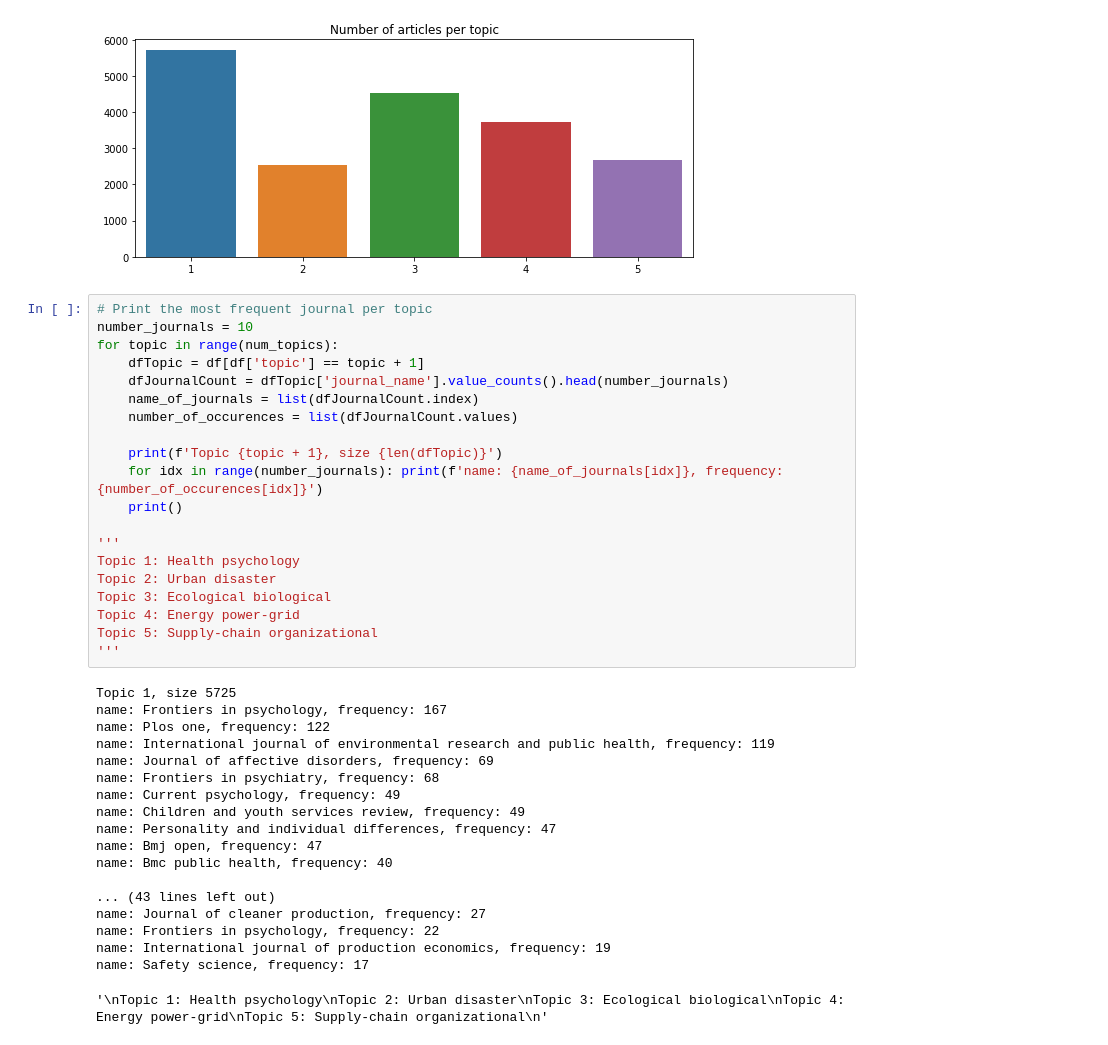
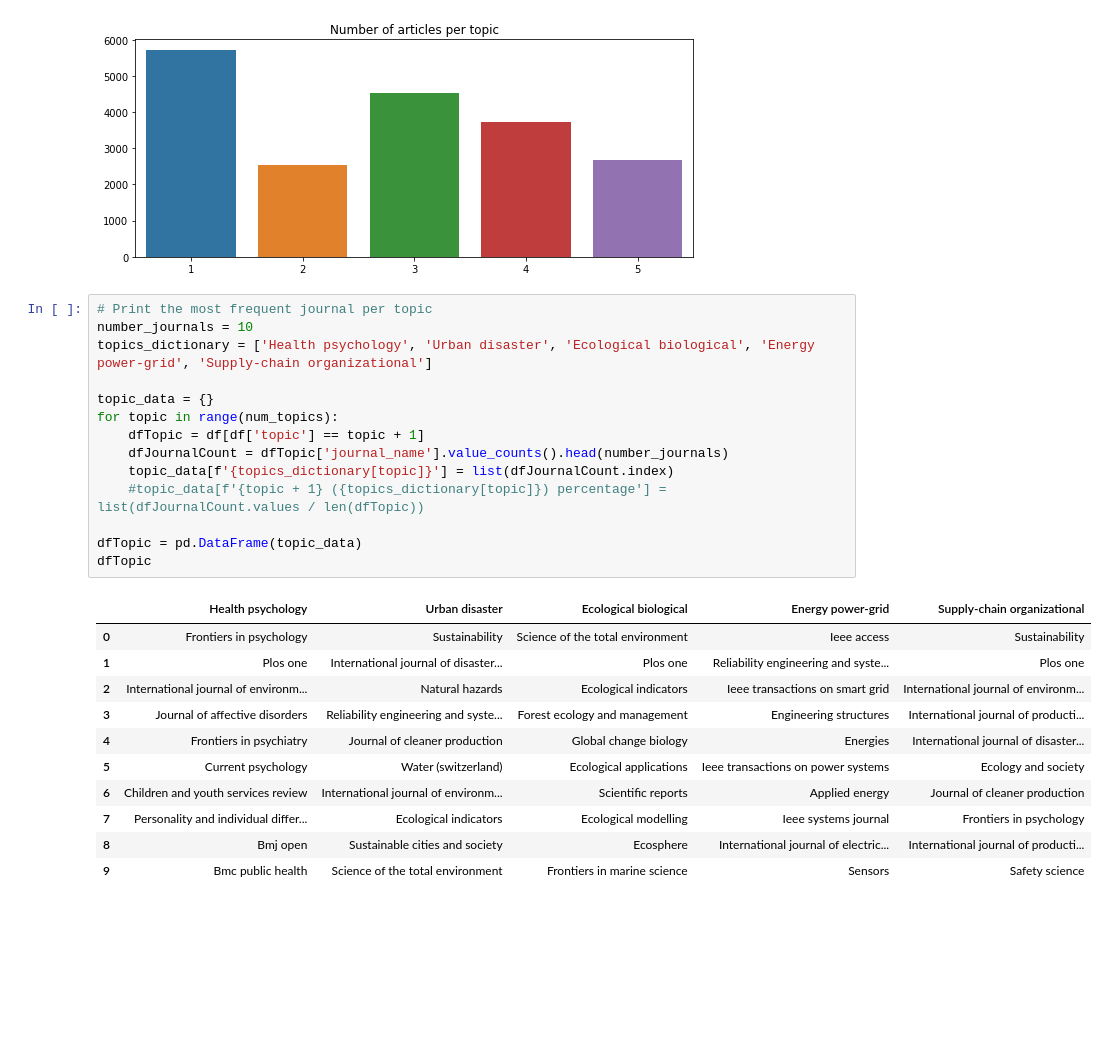
Before and after one commit to vitorhirata/resilience-metrics-review, a Jupyter notebook: modelling_topic_modelling.ipynb, the cells around one changed output. Saved outputs shown, nothing was run; the diff lists cells and outputs as text; blank space fills up the shorter version.

```diff
--- a/modelling_topic_modelling.ipynb
+++ b/modelling_topic_modelling.ipynb
@@ -154,39 +154,26 @@ plt.show()
 # %%
 # Print the most frequent journal per topic
 number_journals = 10
+topics_dictionary = ['Health psychology', 'Urban disaster', 'Ecological biological', 'Energy power-grid', 'Supply-chain organizational']
+
+topic_data = {}
 for topic in range(num_topics):
     dfTopic = df[df['topic'] == topic + 1]
     dfJournalCount = dfTopic['journal_name'].value_counts().head(number_journals)
-    name_of_journals = list(dfJournalCount.index)
-    number_of_occurences = list(dfJournalCount.values)
+    topic_data[f'{topics_dictionary[topic]}'] = list(dfJournalCount.index)
+    #topic_data[f'{topic + 1} ({topics_dictionary[topic]}) percentage'] = list(dfJournalCount.values / len(dfTopic))
 
-    print(f'Topic {topic + 1}, size {len(dfTopic)}')
-    for idx in range(number_journals): print(f'name: {name_of_journals[idx]}, frequency: {number_of_occurences[idx]}')
-    print()
-
-'''
-Topic 1: Health psychology
-Topic 2: Urban disaster
-Topic 3: Ecological biological
-Topic 4: Energy power-grid
-Topic 5: Supply-chain organizational
-'''
+dfTopic = pd.DataFrame(topic_data)
+dfTopic
 # %% [output]
-Topic 1, size 5725
-name: Frontiers in psychology, frequency: 167
-name: Plos one, frequency: 122
-name: International journal of environmental research and public health, frequency: 119
-name: Journal of affective disorders, frequency: 69
-name: Frontiers in psychiatry, frequency: 68
-name: Current psychology, frequency: 49
-name: Children and youth services review, frequency: 49
-name: Personality and individual differences, frequency: 47
-name: Bmj open, frequency: 47
-name: Bmc public health, frequency: 40
-
-... (43 lines left out)
-name: Journal of cleaner production, frequency: 27
-name: Frontiers in psychology, frequency: 22
-name: International journal of production economics, frequency: 19
-name: Safety science, frequency: 17
-'\nTopic 1: Health psychology\nTopic 2: Urban disaster\nTopic 3: Ecological biological\nTopic 4: Energy power-grid\nTopic 5: Supply-chain organizational\n'
+|  | Health psychology | Urban disaster | Ecological biological | Energy power-grid | Supply-chain organizational |
+| 0 | Frontiers in psychology | Sustainability | Science of the total environment | Ieee access | Sustainability |
+| 1 | Plos one | International journal of disaster... | Plos one | Reliability engineering and syste... | Plos one |
+| 2 | International journal of environm... | Natural hazards | Ecological indicators | Ieee transactions on smart grid | International journal of environm... |
+| 3 | Journal of affective disorders | Reliability engineering and syste... | Forest ecology and management | Engineering structures | International journal of producti... |
+| 4 | Frontiers in psychiatry | Journal of cleaner production | Global change biology | Energies | International journal of disaster... |
+| 5 | Current psychology | Water (switzerland) | Ecological applications | Ieee transactions on power systems | Ecology and society |
+| 6 | Children and youth services review | International journal of environm... | Scientific reports | Applied energy | Journal of cleaner production |
+| 7 | Personality and individual differ... | Ecological indicators | Ecological modelling | Ieee systems journal | Frontiers in psychology |
+| 8 | Bmj open | Sustainable cities and society | Ecosphere | International journal of electric... | International journal of producti... |
+| 9 | Bmc public health | Science of the total environment | Frontiers in marine science | Sensors | Safety science |
```
Also changed, not shown: parts of 5 cells of this notebook.
